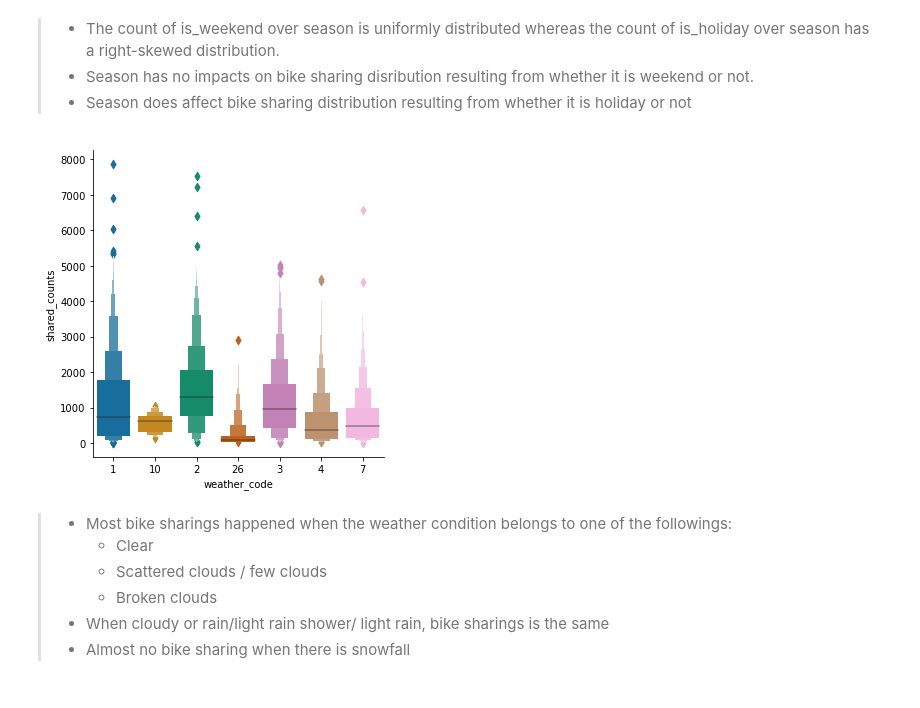
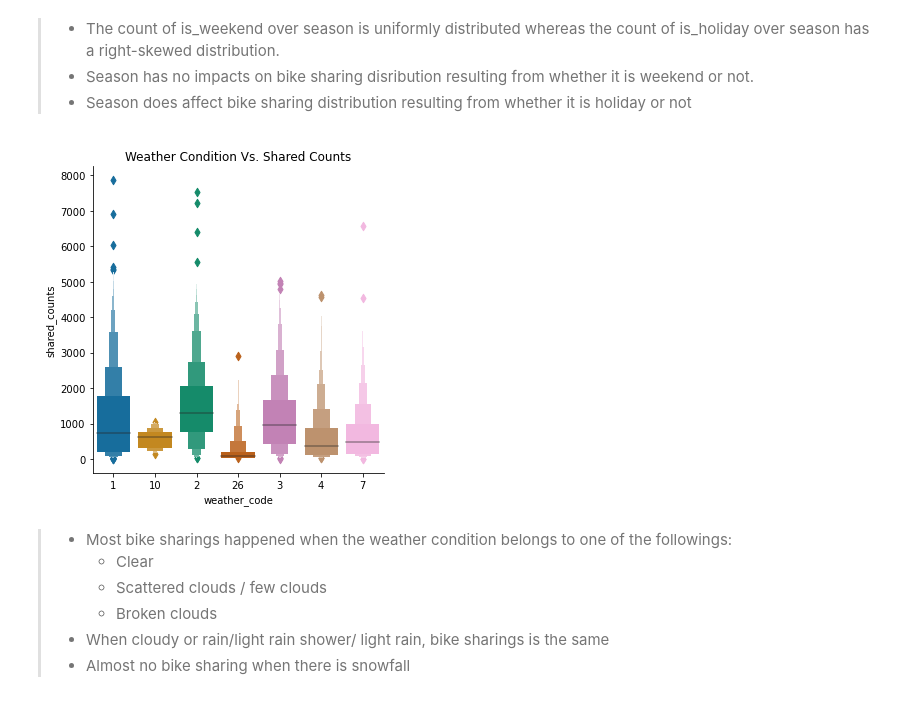
Before and after one commit to yufrances90/Communicate-Data-Findings, a Jupyter notebook: exploration_4.ipynb, the cells around one changed output. Saved outputs shown, nothing was run; the diff lists cells and outputs as text; code cells hidden in the pictures.

```diff
--- a/exploration_4.ipynb
+++ b/exploration_4.ipynb
@@ -315,9 +315,11 @@ plt.show()
 # %%
 sns.catplot(x='weather_code', y='shared_counts', data=df_tmp, kind='boxen', palette=current_palette)
 
+plt.title('Weather Condition Vs. Shared Counts')
+
 plt.show()
 # %% [output]
-[figure, old version]
+[figure, new version]
 # %% [markdown]
 > * Most bike sharings happened when the weather condition belongs to one of the followings:
 >   * Clear
```
Also changed, not shown: parts of 8 cells of this notebook.
